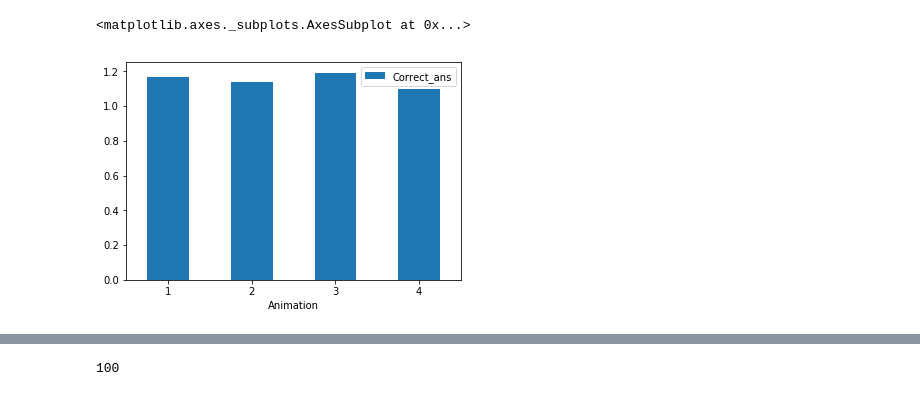
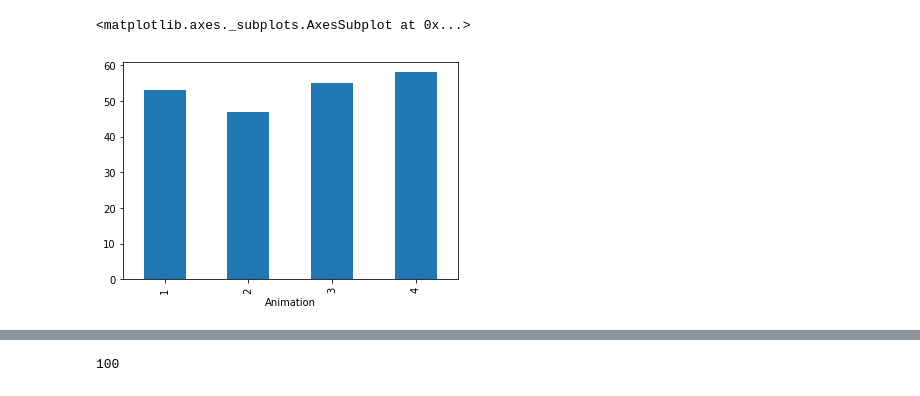
Before and after one commit to sash-tsvet/InfoVis, a Jupyter notebook: InfoVis Analysis.ipynb, the cells around one changed output, grey strips where cells are left out. Saved outputs shown, nothing was run; the diff lists cells and outputs as text; code cells hidden in the pictures.

```diff
--- a/InfoVis Analysis.ipynb
+++ b/InfoVis Analysis.ipynb
@@ -244,6 +130,6 @@ df2.groupby(["Animation"]).agg({'Correct_ans': 'mean'}).plot.bar(rot=0)
-# %%
-df2 = df
-df2.groupby(["Animation"]).agg({'Correct_ans': 'mean'}).plot.bar(rot=0)
-# %% [output]
-<matplotlib.axes._subplots.AxesSubplot at 0x...>
-[figure, removed]
+# %%
+df2 = df.loc[(df['Correct_ans'] == 0) ]
+df2[['Animation','Task']].groupby(["Animation"]).count().plot.bar(legend=None)
+# %% [output]
+<matplotlib.axes._subplots.AxesSubplot at 0x...>
+[figure, added]
```
Also changed, not shown: parts of 86 cells of this notebook.
